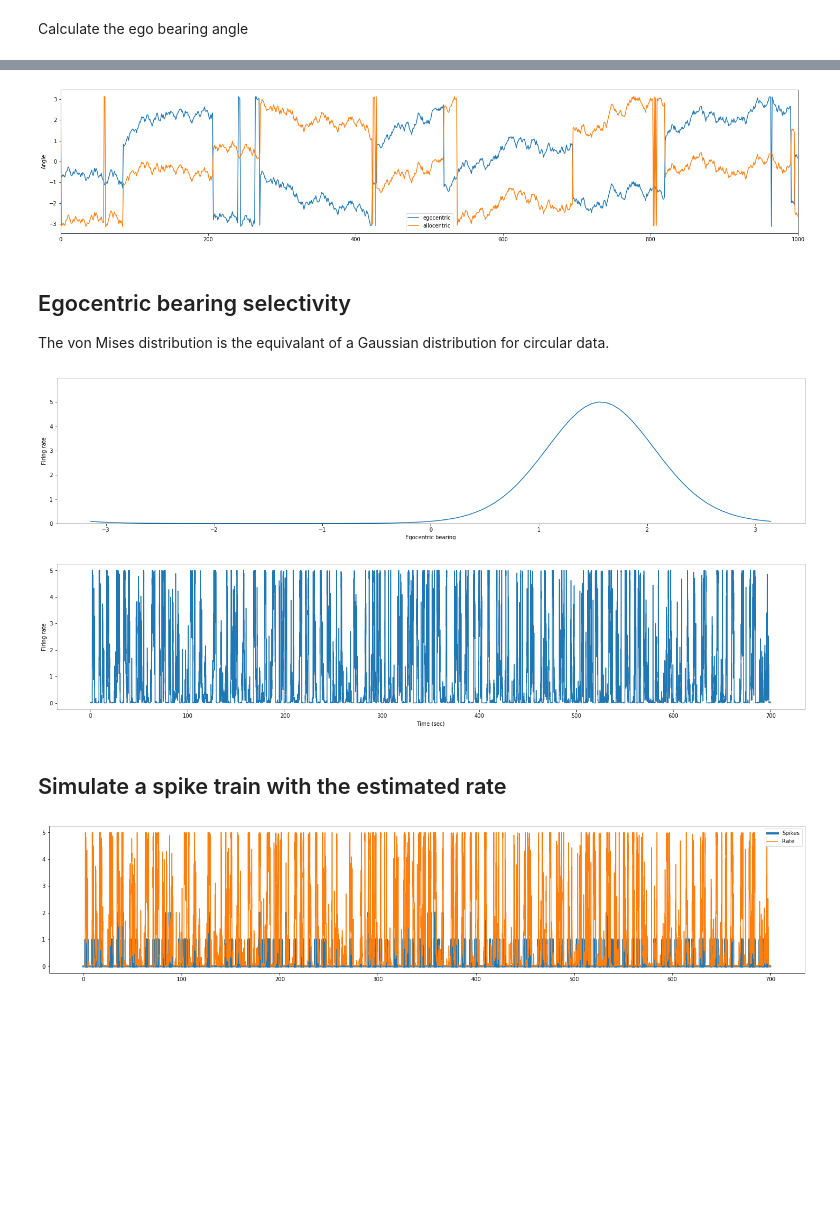
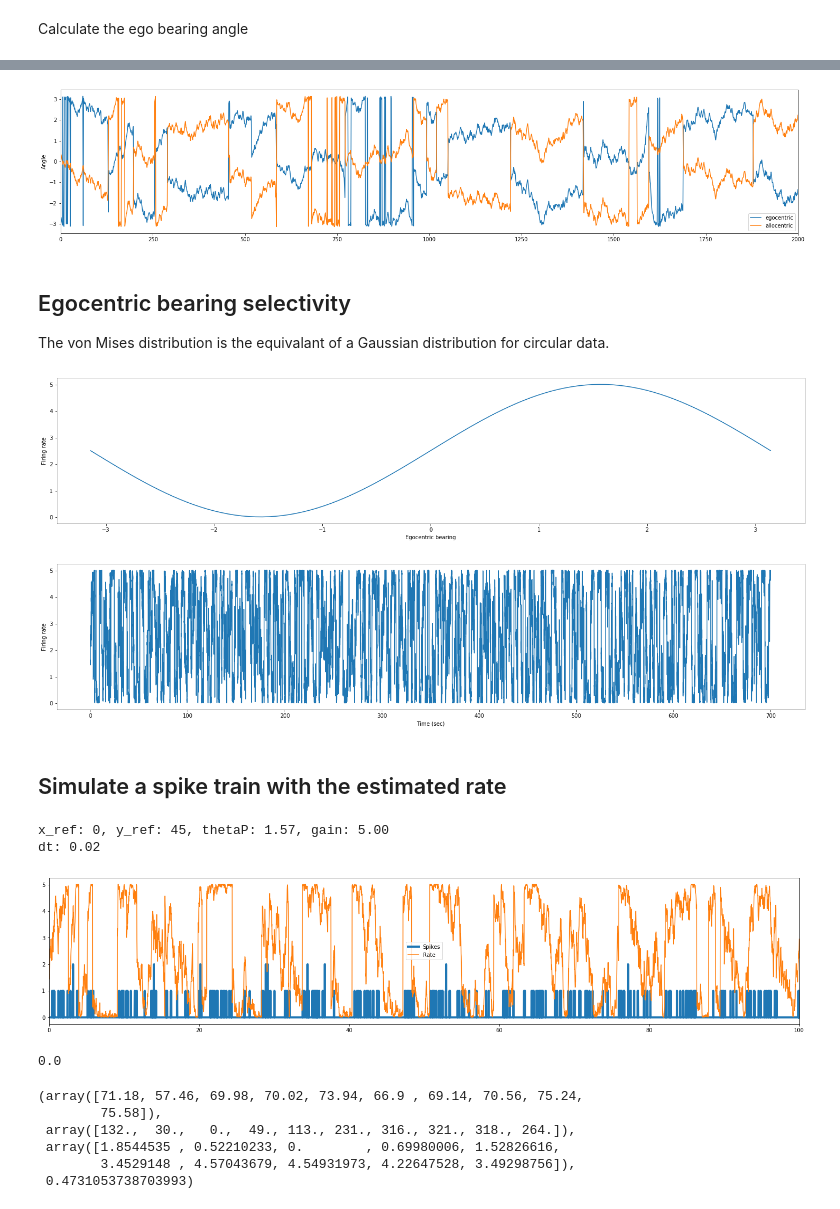
Before and after one commit to kevin-allen/spatialPoissonSpikeTrain, a Jupyter notebook: notebooks/tutorial_04_egocentric_coding.ipynb, the cells around one changed output, grey strips where cells are left out. Drawn from its saved outputs; the diff is of its cells as text; code cells hidden in the pictures; blank space fills up the shorter version.

Commit message:
almost working reference point search

```diff
--- a/notebooks/tutorial_04_egocentric_coding.ipynb
+++ b/notebooks/tutorial_04_egocentric_coding.ipynb
@@ -85,7 +91,8 @@ def egocentric_direction_to_reference_point(animal_position, animal_hd, referenc
 # %%
 plt.figure(figsize=(4,4))
-refPoint = np.array([-10,-10])
-plt.plot(position_x,position_y)
-plt.scatter(refPoint[0],refPoint[1],c="red")
+x_ref=0
+y_ref=45
+plt.plot(position_x,position_y,zorder=0)
+plt.scatter(x_ref,y_ref,c="red",s=120,zorder=2)
 # %% [output]
 <matplotlib.collections.PathCollection at 0x...>
@@ -102,52 +100,59 @@ Wall time: 468 ms
+# %%
+ego = egocentric_direction_to_reference_point(position_x,position_y,head_direction,x_ref,y_ref)
 # %%
 plt.plot(ego, label="egocentric")
-plt.xlim(0,1000)
+plt.xlim(0,2000)
 plt.plot(head_direction, label="allocentric")
 plt.ylabel("Angle")
 plt.legend()
 plt.show()
 # %% [output]
-[figure, old version]
+[figure, new version]
 # %% [markdown]
 ## Egocentric bearing selectivity
 
 The von Mises distribution is the equivalant of a Gaussian distribution for circular data.
 # %%
-kappa=4
-loc = np.pi/2
-HpeakRateHz=5
+thetaP= np.pi/2
+gain = 5
+
 x = np.linspace(-np.pi, np.pi, 100)
 
-def vonmises_rate(x,loc,kappa,peakRateHz):
-    """
-    Get the rate for different angle x
-    """
-    maxDist=vonmises.pdf(loc,loc=loc,kappa=kappa)
-    results = vonmises.pdf(x,kappa=kappa,loc=loc)
-    return  results /maxDist*peakRateHz
-
-y =vonmises_rate(x,loc,kappa,HpeakRateHz)
+y = gain*(np.cos(x-thetaP)+1)/2+0.01
 plt.plot(x, y)
 plt.xlabel("Egocentric bearing")
 plt.ylabel("Firing rate")
-plt.ylim(0,y.max()+1)
 plt.show()
 
-E_rate = vonmises_rate(ego,loc,kappa,HpeakRateHz)
+E_rate = gain*(np.cos(ego-thetaP)+1)/2+0.01
 plt.plot(time, E_rate)
 plt.xlabel("Time (sec)")
 plt.ylabel("Firing rate")
 plt.show()
 # %% [output]
-[figure, old version]
+[figure, new version]
-[figure, old version]
+[figure, new version]
 # %% [markdown]
 ## Simulate a spike train with the estimated rate
 # %%
+ox_ref=x_ref
+oy_ref=y_ref
+othetaP=thetaP
+ogain=gain
+
+print("x_ref: {}, y_ref: {}, thetaP: {:.02f}, gain: {:.02f}".format( x_ref,y_ref,thetaP,gain))
+print("dt: {}".format(dt))
 spikes = poisson.rvs(mu=E_rate*dt) # sample from a Poisson distribution. We pass the rate array to the function.
 plt.plot(time,spikes,lw=4, label="Spikes")
 plt.plot(time,E_rate, label="Rate")
+plt.xlim(0,100)
 plt.legend()
 plt.show()
 # %% [output]
+x_ref: 0, y_ref: 45, thetaP: 1.57, gain: 5.00
+dt: 0.02
-[figure, old version]
+[figure, new version]
+# %%
+np.sin(0)
+# %% [output]
+0.0
@@ -154,3 +204,12 @@ plt.show()
+# %%
+egoTuningCurve(position_x,position_y,head_direction,ox_ref,oy_ref)
+# %% [output]
+(array([71.18, 57.46, 69.98, 70.02, 73.94, 66.9 , 69.14, 70.56, 75.24,
+        75.58]),
+ array([132.,  30.,   0.,  49., 113., 231., 316., 321., 318., 264.]),
+ array([1.8544535 , 0.52210233, 0.        , 0.69980006, 1.52826616,
+        3.4529148 , 4.57043679, 4.54931973, 4.22647528, 3.49298756]),
+ 0.4731053738703993)
 # %% [markdown]
 # Estimate the reference point given the spike train
 
```
Also changed, not shown: parts of 16 cells of this notebook, 2 other files.
